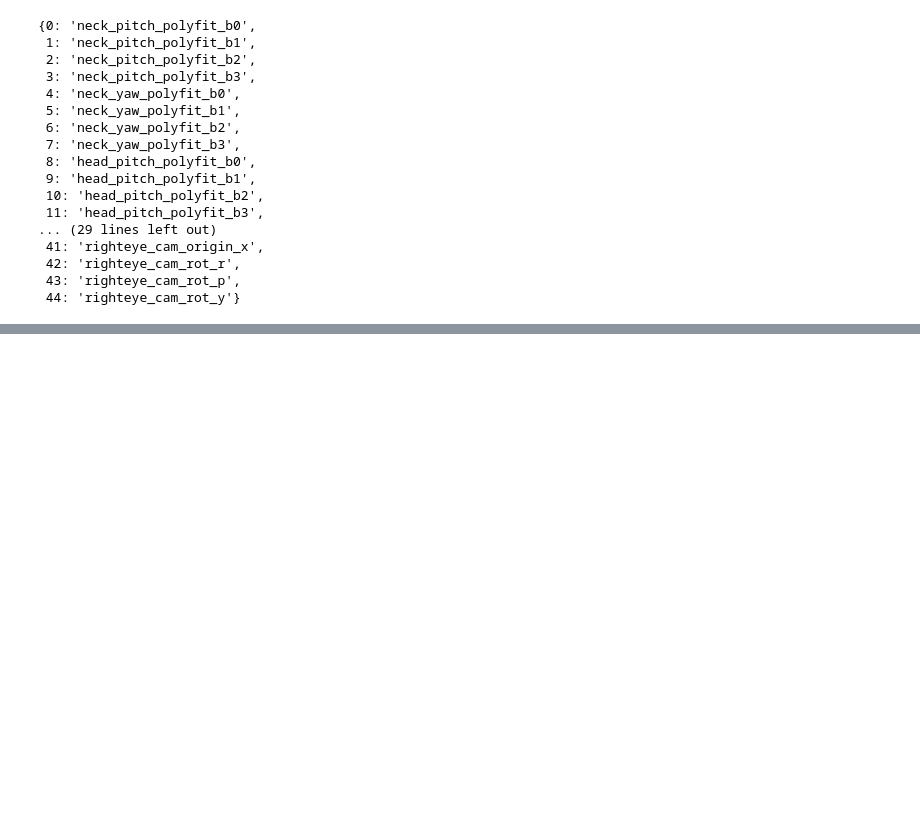
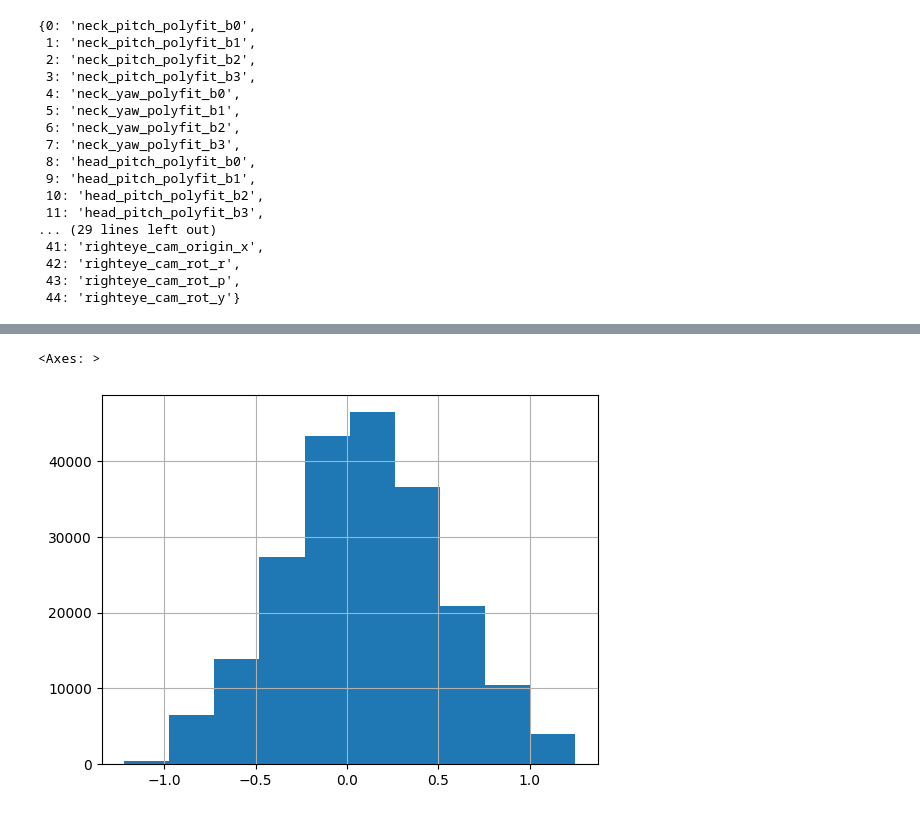
Before and after one commit to jpmnieles/grace_dl, a Jupyter notebook: notebooks/240911_Grace_Optimization.ipynb, the cells around one changed output, grey strips where cells are left out. Drawn from its saved outputs; the diff is of its cells as text; code cells hidden in the pictures; blank space fills up the shorter version.

```diff
--- a/notebooks/240911_Grace_Optimization.ipynb
+++ b/notebooks/240911_Grace_Optimization.ipynb
@@ -874,0 +616,5 @@ opencv_pts.squeeze() - pytorch_pts.numpy()
+# %%
+temp_df['x_c_l'].hist()
+# %% [output]
+<Axes: >
+[figure, added]
```
Also changed, not shown: parts of 81 cells of this notebook.
